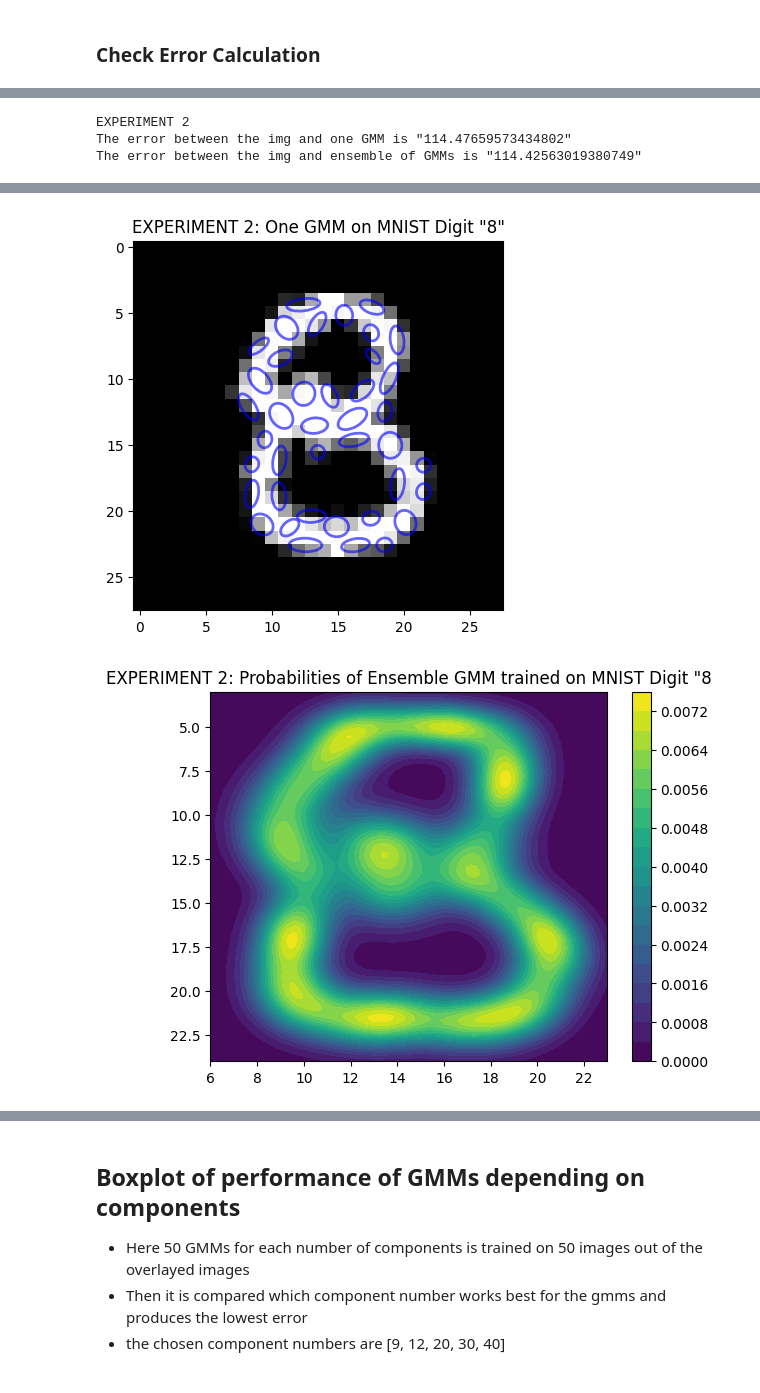
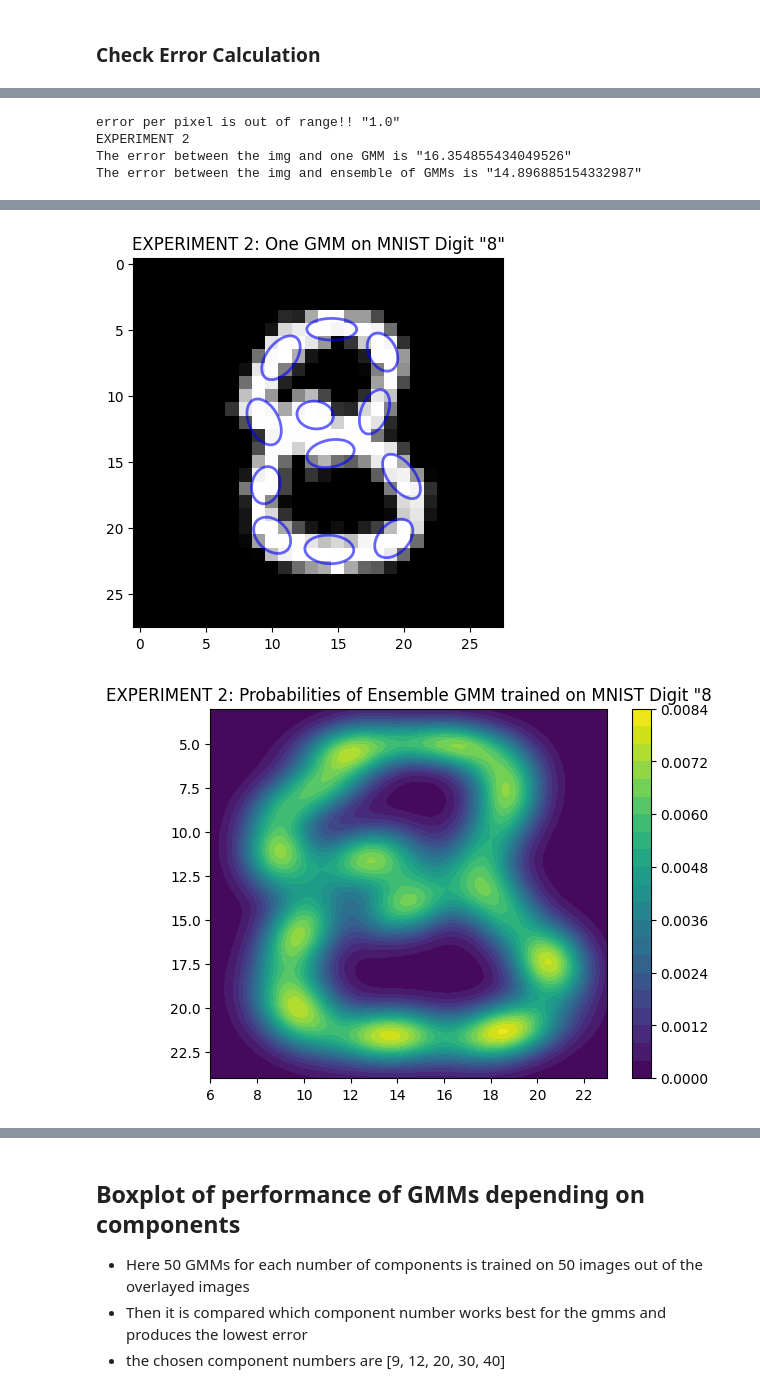
Before and after one commit to DaSebb/gmm_project, a Jupyter notebook: src/gmm_notebook.ipynb, the cells around one changed output, grey strips where cells are left out. Saved outputs shown, nothing was run; the diff lists cells and outputs as text; code cells hidden in the pictures.

```diff
--- a/src/gmm_notebook.ipynb
+++ b/src/gmm_notebook.ipynb
@@ -50,6 +50,10 @@ def sub_plot_gmm_probabilities_in_subplot(fig, ax, train_data, fitted_gmms):
     average_log_likelihood_grid = np.mean(log_likelihoods_grid, axis=0)
     averaged_probabilities_grid = np.exp(average_log_likelihood_grid).reshape(X_grid.shape)
 
+    prob_min = np.min(averaged_probabilities_grid)
+    prob_max = np.max(averaged_probabilities_grid)
+    normalized_probabilities_grid = (averaged_probabilities_grid - prob_min) / (prob_max - prob_min)
+
     contour = ax.contourf(X_grid, Y_grid, averaged_probabilities_grid, levels=20, cmap='viridis')
     fig.colorbar(contour)
     #ax.scatter(train_data[:, 0], train_data[:, 1], s=40, marker='H', edgecolor='k', c='g')
@@ -92,13 +96,16 @@ def compare_error_of_GMM_and_IMG(fitted_gmms, xy_table, img):
     densities_max = np.max(densities)
     predictions = (densities - densities_min) / (densities_max - densities_min)
 
-    total_error = 0
+    error_map = np.zeros_like(img_with_probs)
     if len(xy_table) != len(predictions):
         raise ValueError(f"xy_table has to have the same length as the predictions array")
     for coord, prediction in zip(xy_table, predictions):
-        #test = img_with_probs[coord[1]][coord[0]]
-        total_error += (img_with_probs[coord[1]][coord[0]] - prediction)**2
-    return total_error
+        error_per_pixel = (img_with_probs[coord[1]][coord[0]] - prediction)**2
+        if(error_per_pixel >= 1 or error_per_pixel <= 0):
+            print(f'error per pixel is out of range!! "{error_per_pixel}"')
+        error_map[coord[1]][coord[0]] = error_per_pixel
+        total_error = np.sum(error_map)
+    return total_error, error_map
 
 def compare_error_of_IMG_and_IMG(img1, img2):
     img1_probs = convert_pixel_to_probabilities(img1)
@@ -111,7 +118,6 @@ def compare_error_of_IMG_and_IMG(img1, img2):
     return total_error
 
 ### EXPERIMENTS ###
-
 def experiment_1(single_digit_img, overlayed_digits, gmm_components):
     error_between_img_and_img = compare_error_of_IMG_and_IMG(overlayed_digits, single_digit_img)
 
@@ -119,7 +125,7 @@ def experiment_1(single_digit_img, overlayed_digits, gmm_components):
     gmm_01 = GaussianMixture(n_components=gmm_components, covariance_type='full')
     gmm_01.fit(XY_table)
 
-    error_between_img_and_gmm = compare_error_of_GMM_and_IMG([gmm_01], XY_table, single_digit_img)
+    error_between_img_and_gmm, error_map = compare_error_of_GMM_and_IMG([gmm_01], XY_table, overlayed_digits)
     return [error_between_img_and_img, error_between_img_and_gmm]
 # %% [markdown]
 ### Common Variables
@@ -174,7 +187,7 @@ result_1 = np.array(result_1)
 digit_img_2 = X_digit[26]
 XY_table_2 = create_XY_table(digit_img_2)
 
-gmm2 = GaussianMixture(n_components=40, covariance_type='full')
+gmm2 = GaussianMixture(n_components=12, covariance_type='full')
 gmm2.fit(XY_table_2)
 
 gmm_array = [GaussianMixture(n_components=12, covariance_type='full') for _ in range(5)]
@@ -182,14 +195,13 @@ gmm_array = [GaussianMixture(n_components=12, covariance_type='full') for _ in r
 for one_gmm in gmm_array:
     one_gmm.fit(XY_table_2)
 
-err_img_gmm = compare_error_of_GMM_and_IMG([gmm2], XY_table_2, digit_img_2)
-err_img_gmm_2 = compare_error_of_GMM_and_IMG(gmm_array, XY_table_2, digit_img_2)
+err_img_gmm, error_map_1 = compare_error_of_GMM_and_IMG([gmm2], XY_table_2, digit_img_2)
+err_img_gmm_2, error_map_2 = compare_error_of_GMM_and_IMG(gmm_array, XY_table_2, digit_img_2)
 
 print("EXPERIMENT 2")
 print(f'The error between the img and one GMM is "{err_img_gmm}"')
 print(f'The error between the img and ensemble of GMMs is "{err_img_gmm_2}"')
 print()
-
 
 fig, ax = plt.subplots()
 fig2, ax2 = plt.subplots()
@@ -197,35 +209,38 @@ fig3, ax3 = plt.subplots()
 fig4, ax4 = plt.subplots()
 fig5, ax5 = plt.subplots()
 
 positions = [1,2]
 data = [result_1[:, 0], result_1[:, 1]]
 ax5.boxplot(data, positions=positions, widths=0.4)
+ax5.set_ylabel('Error Value')
+ax5.grid(True)
 
 ax5.set_xticks(positions)
-ax5.set_xticklabels(['Error OIMG-IMG', 'Error OIMG-GMM (7 to 23 components)'])
+ax5.set_xticklabels(['OIMG-IMG', 'OIMG-GMM (12 components)'])
 ax5.set_title("Errors between overlayed image and single image or trained gmm over 50 experiments")
 
 plot_gmm(gmm2, ax3)
 
 ax.imshow(X_digit_img, cmap='gray')
 ax.set_title(f'EXPERIMENT 1: One GMM on MNIST Digit "{digit}"')
 #sub_plot_gmm_probabilities_in_subplot(fig5, ax5, XY_table, [gmm_01])
 
 ax2.imshow(overlayed_digits, cmap='gray')
 ax2.set_title(f'EXPERIMENT 1: Overlayed digit_imgs of digit "{digit}"')
 
 ax3.imshow(digit_img_2, cmap='gray')
 ax3.set_title(f'EXPERIMENT 2: One GMM on MNIST Digit "{digit}"')
 
 ax4.set_title(f'EXPERIMENT 2: Probabilities of Ensemble GMM trained on MNIST Digit "{digit}')
 sub_plot_gmm_probabilities_in_subplot(fig4, ax4, XY_table_2, gmm_array)
 
 plt.show()
 # %% [output]
+error per pixel is out of range!! "1.0"
 EXPERIMENT 2
-The error between the img and one GMM is "114.47659573434802"
-The error between the img and ensemble of GMMs is "114.42563019380749"
+The error between the img and one GMM is "16.354855434049526"
+The error between the img and ensemble of GMMs is "14.896885154332987"
 [figure]
 [figure]
-[figure, old version]
+[figure, new version]
-[figure, old version]
+[figure, new version]
```
Also changed, not shown: parts of 3 cells of this notebook, 4 other files.
